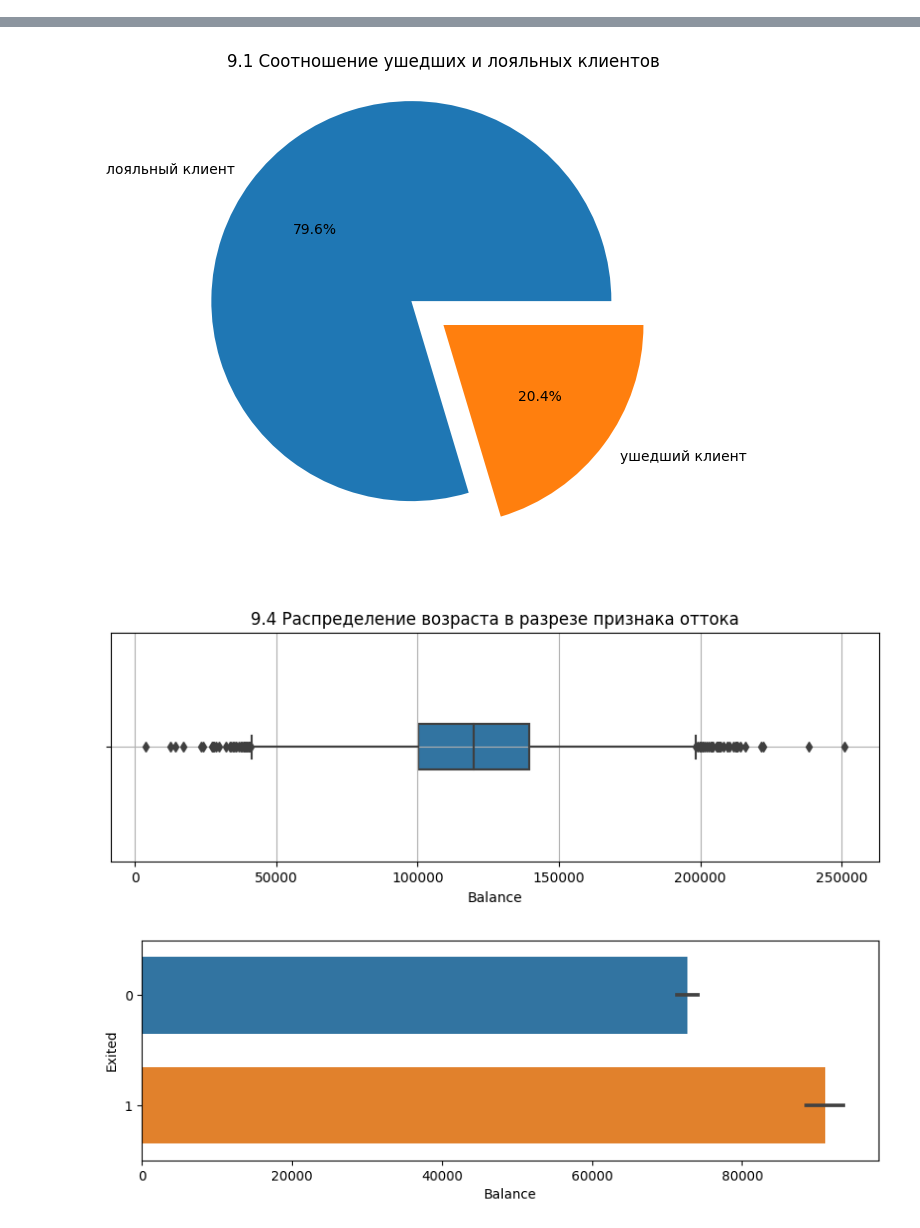
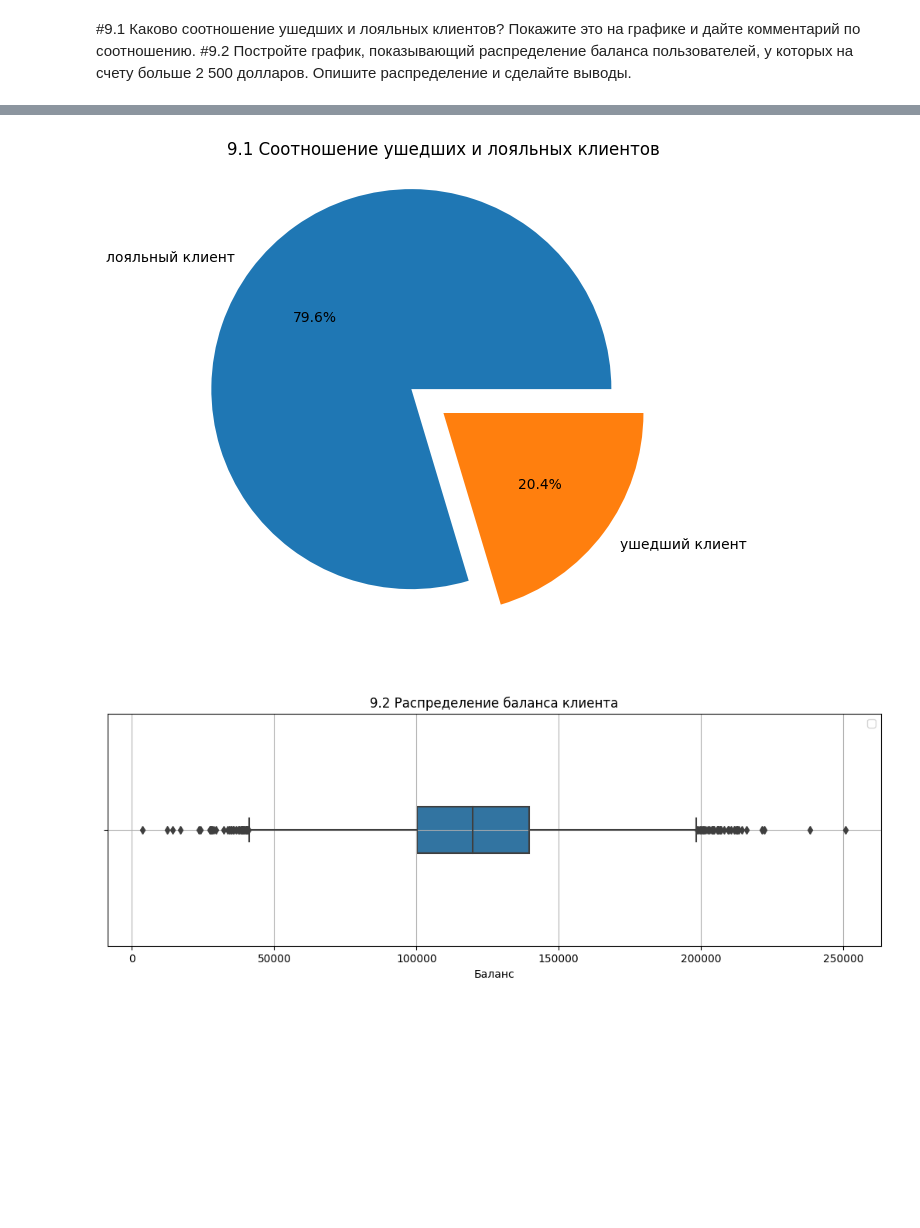
Before and after one commit to meshkova-if/my_works, a Jupyter notebook: Skillfactory/PYTHON-13/Закрепление знаний.ipynb, the cells around one changed output, grey strips where cells are left out. Saved outputs shown, nothing was run; the diff lists cells and outputs as text; code cells hidden in the pictures; blank space fills up the shorter version.

```diff
--- a/Skillfactory/PYTHON-13/Закрепление знаний.ipynb
+++ b/Skillfactory/PYTHON-13/Закрепление знаний.ipynb
@@ -0,0 +1,9 @@
+# %%
+import pandas as pd
+import numpy as np
+import seaborn as sns
+import matplotlib.pyplot as plt
+plt.style.use('default')
+import plotly.express as px
+churn_data = pd.read_csv(r'C:\Users\User\Desktop\p2\git\my_works\data\база\churn.csv')
+churn_data.head()
@@ -1,14 +17,7 @@
+# %% [markdown]
+#9.1 Каково соотношение ушедших и лояльных клиентов? Покажите это на графике и дайте комментарий по соотношению.
+#9.2 Постройте график, показывающий распределение баланса пользователей, у которых на счету больше 2 500 долларов. Опишите распределение и сделайте выводы.
 # %%
-import pandas as pd
-import numpy as np
-import matplotlib
-from matplotlib import pyplot as plt
-import seaborn as sns
-import plotly
-import plotly.express as px
-churn_data = pd.read_csv(r'C:\Users\User\Desktop\p2\git\my_works\data\база\churn.csv')
-churn_data.head()
-#9.1 Каково соотношение ушедших и лояльных клиентов? Покажите это на графике и дайте комментарий по соотношению.
 churn_data = churn_data.drop(['RowNumber'], axis=1)
 Exited_churn_data = churn_data['Exited'].value_counts()
 fig= plt.figure(figsize=(5,5))
@@ -17,53 +26,16 @@ axes.pie(Exited_churn_data, labels=['лояльный клиент', 'ушедш
 axes.set_title('9.1 Соотношение ушедших и лояльных клиентов')
 fig.show()
 #Из шаровой диаграммы видно соотношение в процентах: 1 — ушедших клиентов, 0 — лояльных клиент. Преобладающую долю состаляют лояльные клиенты, которые в 4 раза больше.
-#9.2 Постройте график, показывающий распределение баланса пользователей, у которых на счету больше 2 500 долларов. Опишите распределение и сделайте выводы.
-fig= plt.figure(figsize = (10,3))
-box = sns.boxplot(data=churn_data[churn_data['Balance']>2500], x='Balance', orient='h', width=0.2)
-box.set_title('9.2 Распределение баланса клиента')
-box.xaxis.set_tick_params
-box.grid()
+
+fig = plt.figure(figsize = (10,3))
+boxplot = fig.add_axes([0, 0, 1, 1])
+boxplot = sns.boxplot(data=churn_data[churn_data['Balance']>2500], x='Balance', orient='h', width=0.2)
+boxplot.set_title('9.2 Распределение баланса клиента')
+boxplot.set_xlabel('Баланс')
+boxplot.xaxis.set_tick_params()
+boxplot.grid()
+boxplot.legend();
 #
-#9.3 Посмотрите на распределение баланса клиента в разрезе признака оттока. Как различаются суммы на накопительном счёте ушедших и лояльных клиентов? Подумайте и напишите, с чем это может быть связано, что может не устраивать ушедших клиентов в банке.
-fig= plt.figure(figsize = (10,3))
-barplot=sns.barplot(data= churn_data, y='Exited', x = 'Balance', orient='h', width=0.7)
-box.set_title('9.3 Распределение баланса клиента в разрезе признака оттока')
-boxplot.set_xlabel('Баланс')
-boxplot.set_ylabel('1-ушедшийб 2-активный')
-boxplot.grid()
-#
-#9.4 Посмотрите на распределение возраста в разрезе признака оттока. В какой группе больше потенциальных выбросов? На какую возрастную категорию клиентов стоит обратить внимание банку?
-fig= plt.figure(figsize = (10,3))
-#boxplot=sns.barplot(data= churn_data, y='Exited', x = 'Age', orient='h', width=0.7)
-#box.set_title('9.4 Распределение возраста в разрезе признака оттока')
-#boxplot.set_xlabel('Возвраст')
-#boxplot.set_ylabel('1-ушедшийб 2-активный')
-#boxplot.grid()
-boxplot=sns.boxplot(data= churn_data, y='Exited', x = 'Age', orient='h', width=0.7)
-box.set_title('9.4 Распределение возраста в разрезе признака оттока')
-boxplot.set_xlabel('Возвраст')
-boxplot.set_ylabel('1-ушедшийб 2-активный')
-boxplot.grid()
-#
-#9.5 Постройте график, который показывает взаимосвязь кредитного рейтинга клиента и его предполагаемой зарплаты.
-ch_Est = churn_data.groupby(['CreditScore', 'Exited'], as_index=False)['EstimatedSalary'].mean()
-fig = px.scatter(data_frame=ch_Est, x = 'CreditScore', y = 'EstimatedSalary', color='Exited', width=1200, height=600, title='9.5 Взаимосвязь кредитного рейтинга клиента и его предполагаемой зарплаты')
-fig.show()
-#
-#9.6 Кто чаще уходит, мужчины или женщины?
-fig = px.bar(data_frame=churn_data[churn_data['Exited']==1]['Gender'].value_counts(), x = 'Gender',title='9.6 Отток клиента в разрезе пола')
-fig.update_layout(xaxis_title='пол', yaxis_title = 'количество клиентов')
-fig.show()
-df_ex= churn_data[['Gender', 'Exited']].groupby('Gender')['Exited'].value_counts(normalize=True).unstack()
-df_ex=df_ex.T
-fig,axes= plt.subplots(nrows=1, ncols=2, figsize=(10,5))
-axes[0].pie(df_ex['Female'], labels = ['Остались', 'Ушли'], autopct='%.1f%%', explode = [0.1,0]);
-axes[0].set_title('Женщины')
-axes[1].pie(df_ex['Male'], labels= ['Остались', 'Ушли'],autopct='%.1f%%', explode = [0.1,0]);
-axes[1].set_title('Мужчины')
-fig.show()
-#
-#9.7 Как отток клиентов зависит от числа приобретённых у банка услуг?
 # %% [output]
 Matplotlib is currently using module://matplotlib_inline.backend_inline, which is a non-GUI backend, so cannot show the figure.
 
@@ -72,3 +43,2 @@ Matplotlib is currently using module://matplotlib_inline.backend_inline, which i
 [figure]
-[figure, old version]
+[figure, new version]
-[figure, removed]
```
Also changed, not shown: parts of 17 cells of this notebook.
